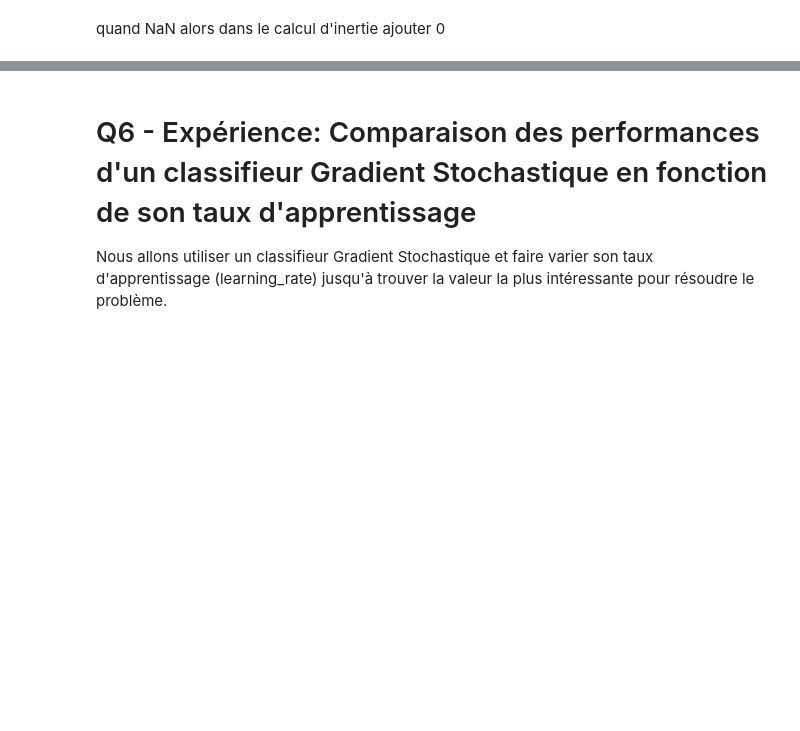
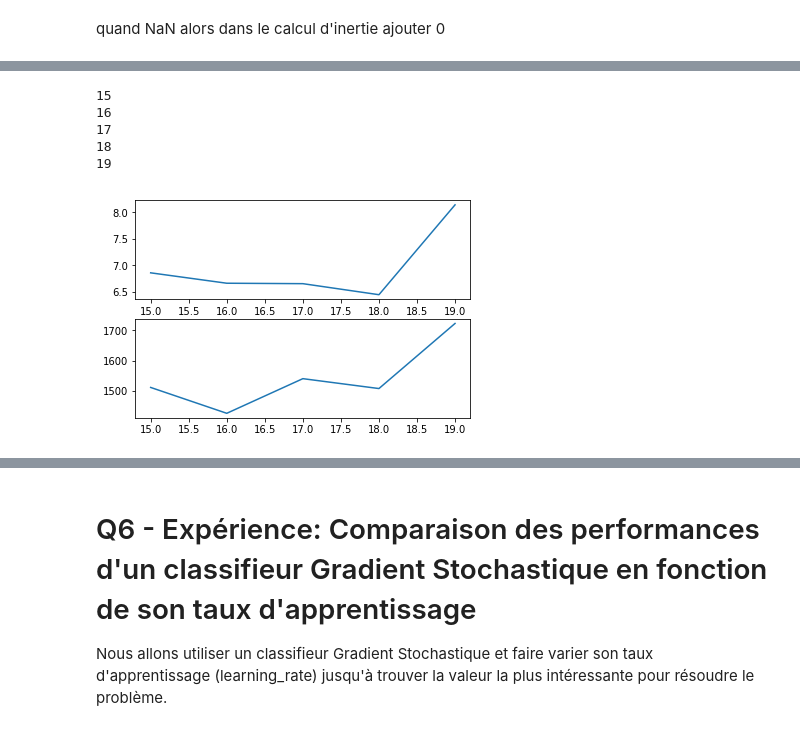
Before and after one commit to jouvev/projet3i026, a Jupyter notebook: projet.ipynb, the cells around one changed output, grey strips where cells are left out. Saved outputs shown, nothing was run; the diff lists cells and outputs as text; code cells hidden in the pictures; blank space fills up the shorter version.

```diff
--- a/projet.ipynb
+++ b/projet.ipynb
@@ -706,0 +788,30 @@ profils.iloc[mat[3]]
+# %%
+def courbek(data,listek,epsilon,n):
+    resDunn=[]
+    resXB=[]
+    for k in listek:
+        print(k)
+        sommeDunn=0
+        sommeXB=0
+        for i in range(n):
+            centres,affects=kmoyennes(k,data,epsilon,100)
+            sommeDunn+=evaluation("Dunn",data,centres,affects)
+            sommeXB+=evaluation("XB",data,centres,affects)
+        sommeDunn/=n
+        sommeXB/=n
+        resDunn.append(sommeDunn)
+        resXB.append(sommeXB)
+    plt.subplot(211)
+    plt.plot(listek,resDunn)
+    plt.subplot(212)
+    plt.plot(listek, resXB)
+    plt.show()
+# %%
+courbek(profils,[k for k in range(15,20)],10,3)
+# %% [output]
+15
+16
+17
+18
+19
+[figure, added]
```
Also changed, not shown: parts of 23 cells of this notebook, 2 other files.
